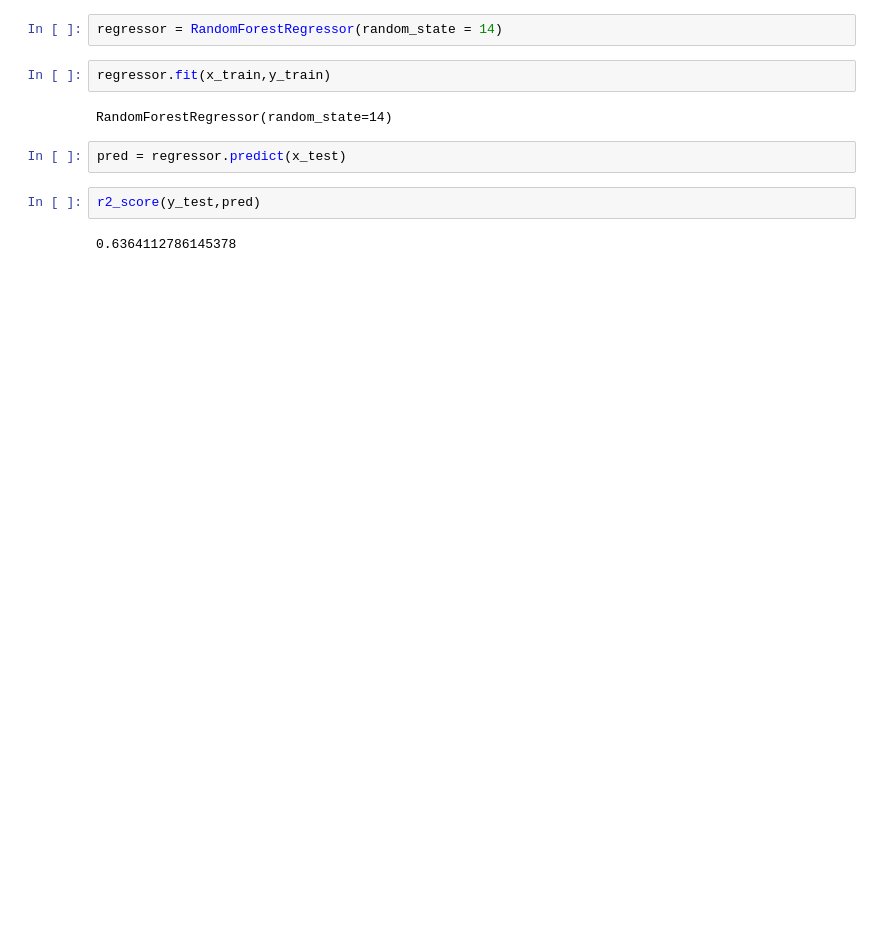
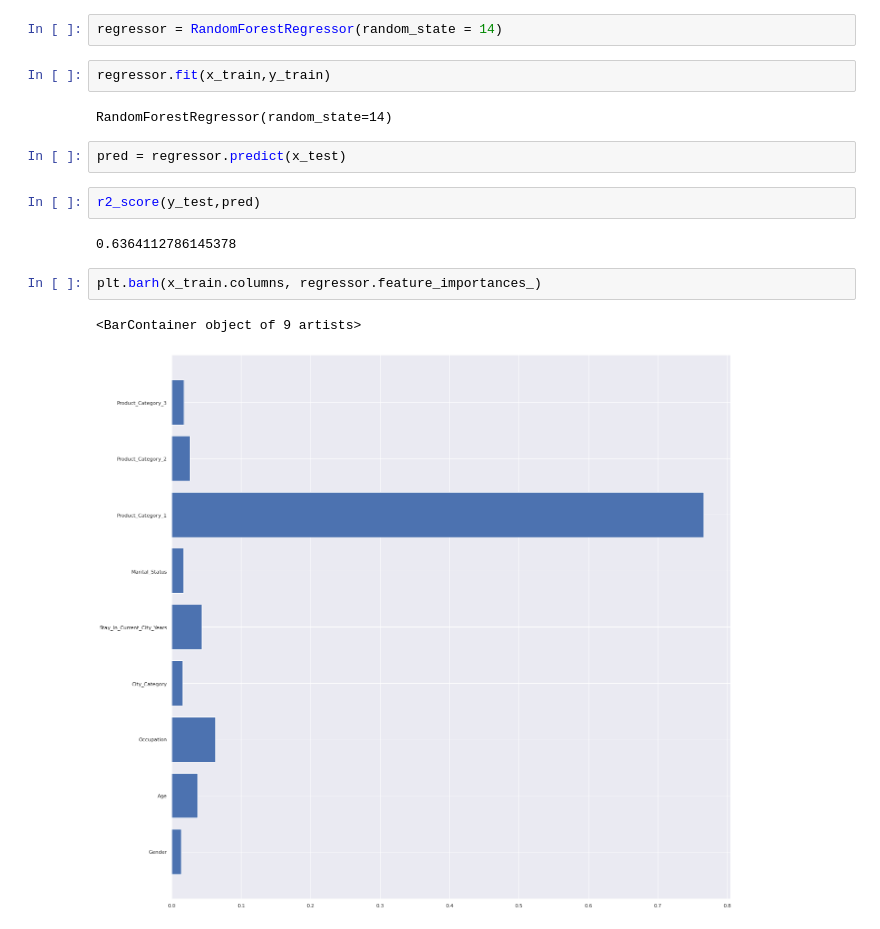
Before and after one commit to Blutronics/MultipleRegression, a Jupyter notebook: Black_Friday_Prediction.ipynb, the cells around one changed output. Cells and saved outputs as stored; diff of their text form; blank space fills up the shorter version.

Commit message:
Added visual for feature importancce

```diff
--- a/Black_Friday_Prediction.ipynb
+++ b/Black_Friday_Prediction.ipynb
@@ -957,3 +957,8 @@ pred = regressor.predict(x_test)
 r2_score(y_test,pred)
 # %% [output]
 0.6364112786145378
+# %%
+plt.barh(x_train.columns, regressor.feature_importances_)
+# %% [output]
+<BarContainer object of 9 artists>
+[figure, added]
```
